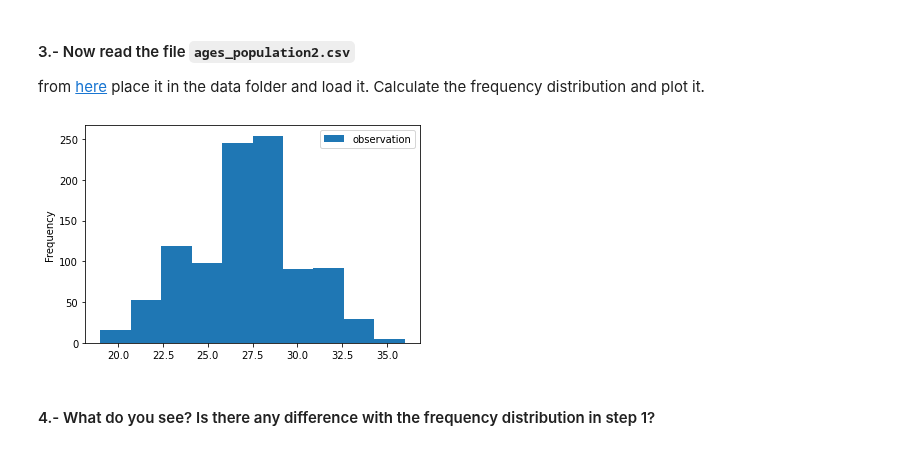
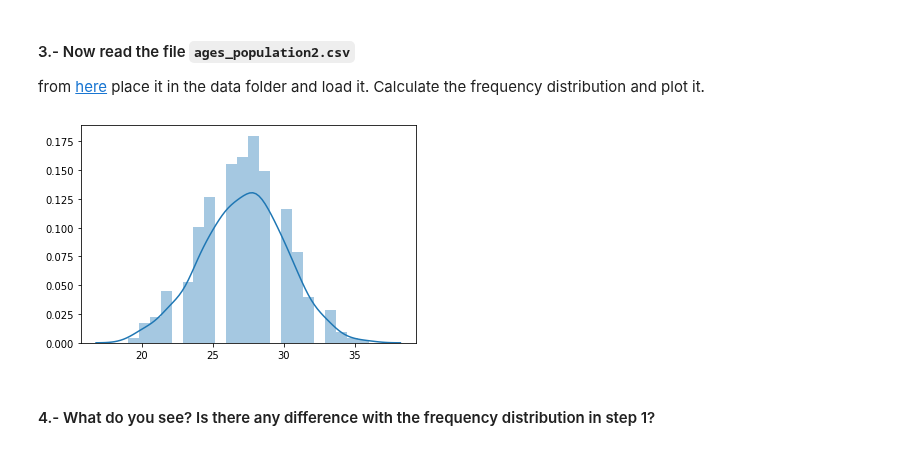
Before and after one commit to paoloironhack/data_analytics062020, a Jupyter notebook: labs/module_2/Descriptive-Stats/your-code/main.ipynb, the cells around one changed output. Drawn from its saved outputs; the diff is of its cells as text; code cells hidden in the pictures.

```diff
--- a/labs/module_2/Descriptive-Stats/your-code/main.ipynb
+++ b/labs/module_2/Descriptive-Stats/your-code/main.ipynb
@@ -253,10 +255,10 @@ from [here](https://drive.google.com/file/d/1RWGflLnwLOgZICUnrc9COzj3qcUeJP0X/vi
 # %%
 # your code here
 ages_df2 = pd.read_csv('../data/ages_population2.csv')
-ages_df2.plot.hist()
+sns.distplot(ages_df2)
 plt.show()
 # %% [output]
-[figure, old version]
+[figure, new version]
 # %% [markdown]
 ####  4.- What do you see? Is there any difference with the frequency distribution in step 1?
 # %%
```
Also changed, not shown: parts of 15 cells of this notebook.
